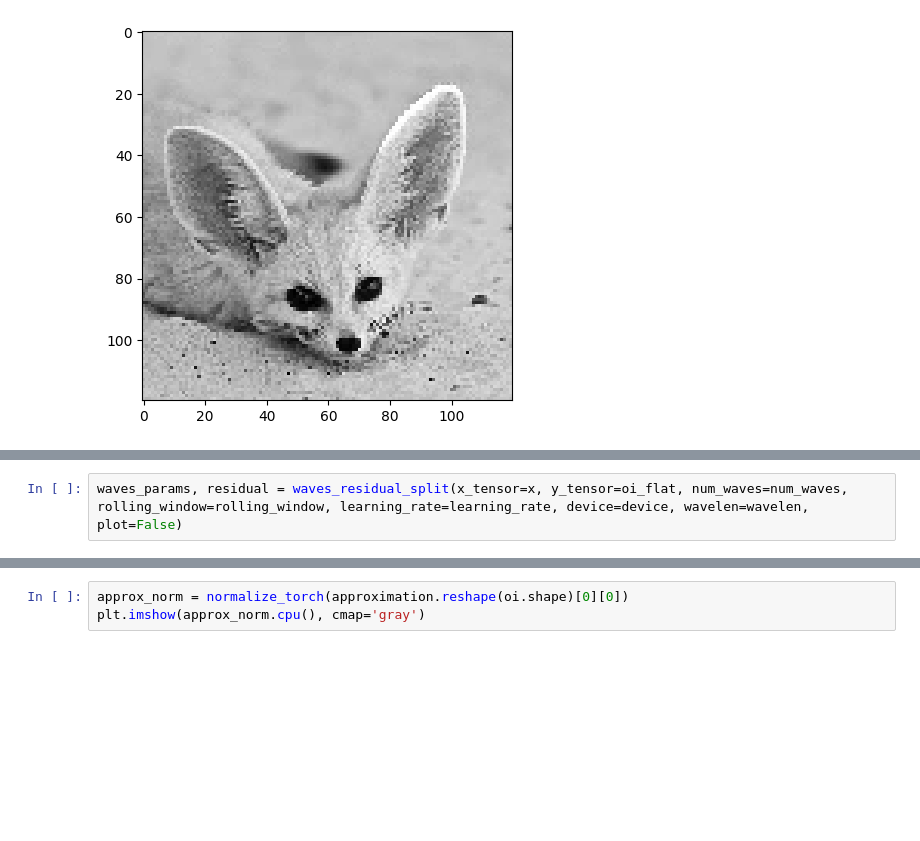
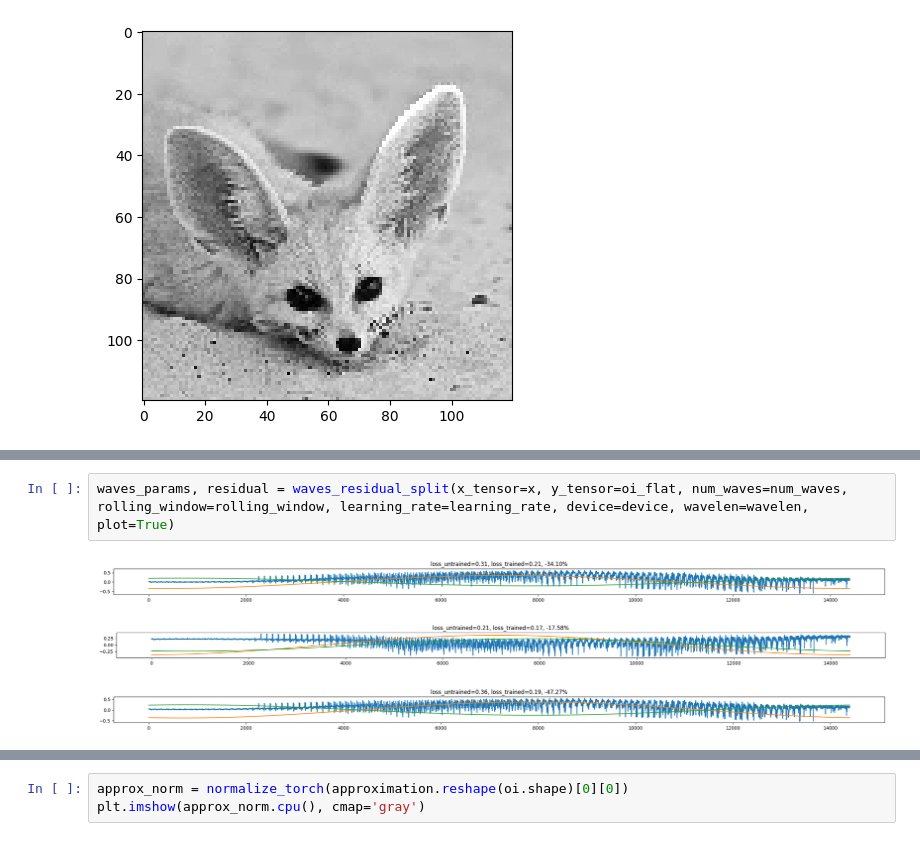
Before and after one commit to Ansebi/SIN-activated_Neural_Network_for_Time_Series_Forecasting, a Jupyter notebook: pytorch/image_ldst.ipynb, the cells around one changed output, grey strips where cells are left out. Saved outputs shown, nothing was run; the diff lists cells and outputs as text; blank space fills up the shorter version.

```diff
--- a/pytorch/image_ldst.ipynb
+++ b/pytorch/image_ldst.ipynb
@@ -51,5 +52,9 @@ learning_rate = 0.1
 # %%
-waves_params, residual = waves_residual_split(x_tensor=x, y_tensor=oi_flat, num_waves=num_waves, rolling_window=rolling_window, learning_rate=learning_rate, device=device, wavelen=wavelen, plot=False)
+waves_params, residual = waves_residual_split(x_tensor=x, y_tensor=oi_flat, num_waves=num_waves, rolling_window=rolling_window, learning_rate=learning_rate, device=device, wavelen=wavelen, plot=True)
+# %% [output]
+[figure, added]
+[figure, added]
+[figure, added]
 # %%
 approximation = reconstruct_y(x, torch.zeros_like(oi_flat), waves_params)
 residual = oi_flat - approximation
```
Also changed, not shown: parts of 11 cells of this notebook, 2 other files.
